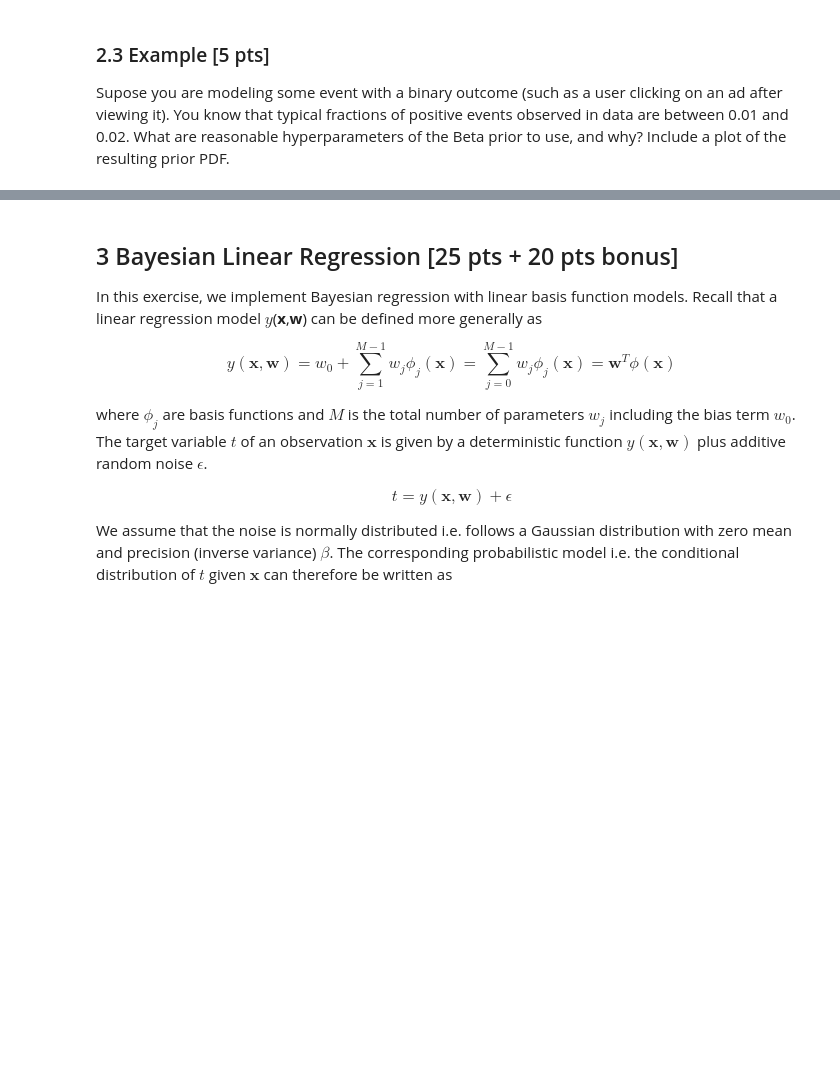
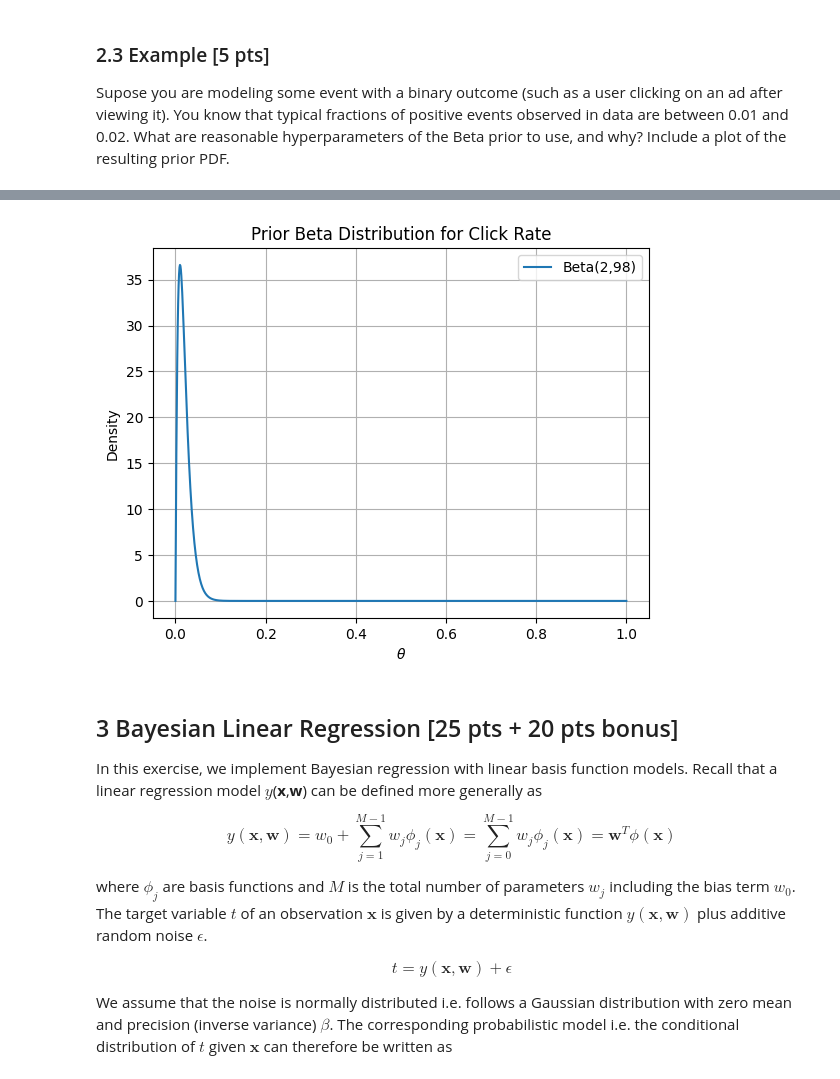
Before and after one commit to digitaldna01/boston-univ, a Jupyter notebook: CAS CS 542/HW/pset6/pset6.ipynb, the cells around one changed output, grey strips where cells are left out. Saved outputs shown, nothing was run; the diff lists cells and outputs as text; code cells hidden in the pictures; blank space fills up the shorter version.

```diff
--- a/CAS CS 542/HW/pset6/pset6.ipynb
+++ b/CAS CS 542/HW/pset6/pset6.ipynb
@@ -185,3 +342,23 @@ Supose you are modeling some event with a binary outcome (such as a user clickin
+# %%
+import numpy as np
+import matplotlib.pyplot as plt
+from scipy.stats import beta
+
+alpha = 2
+beta_param = 98
+
+theta = np.linspace(0, 1, 1000)
+pdf = beta.pdf(theta, alpha, beta_param)
+
+plt.plot(theta, pdf, label=f'Beta({alpha},{beta_param})')
+plt.xlabel(r'$\theta$')
+plt.ylabel('Density')
+plt.title('Prior Beta Distribution for Click Rate')
+plt.legend()
+plt.grid()
+plt.show()
+# %% [output]
+[figure, added]
 # %% [markdown]
 ## 3 Bayesian Linear Regression [25 pts + 20 pts bonus]
 In this exercise, we implement Bayesian regression with linear basis function models. Recall that a linear regression model $y$(**x**,**w**) can be defined more generally as
```
Also changed, not shown: parts of 18 cells of this notebook.
